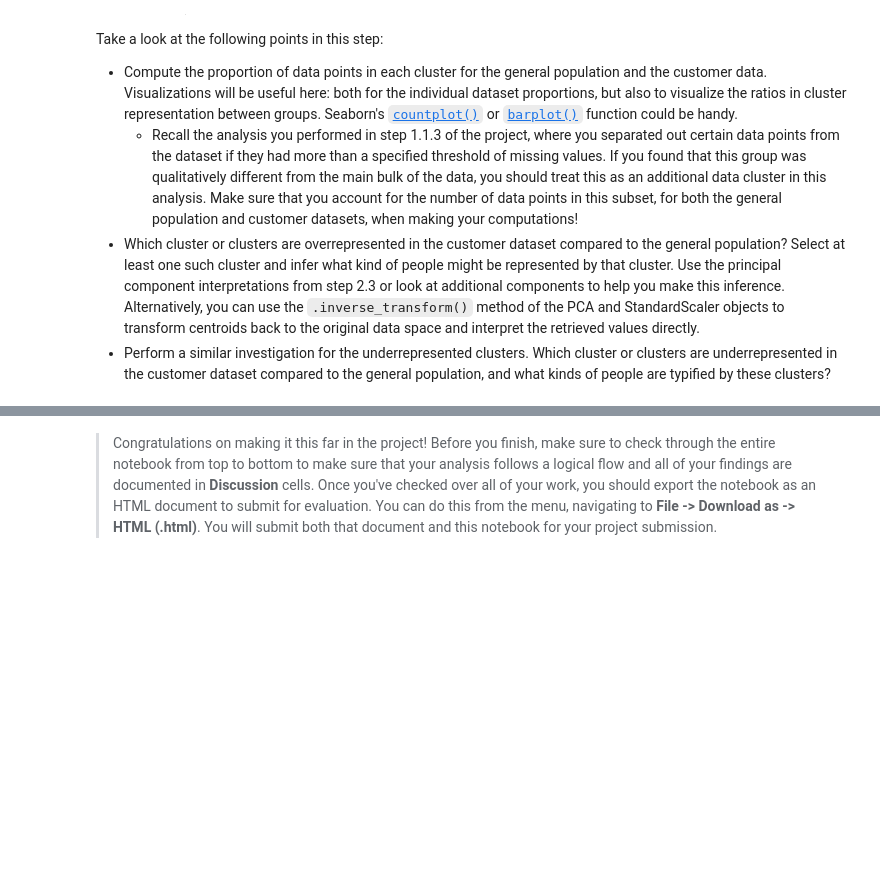
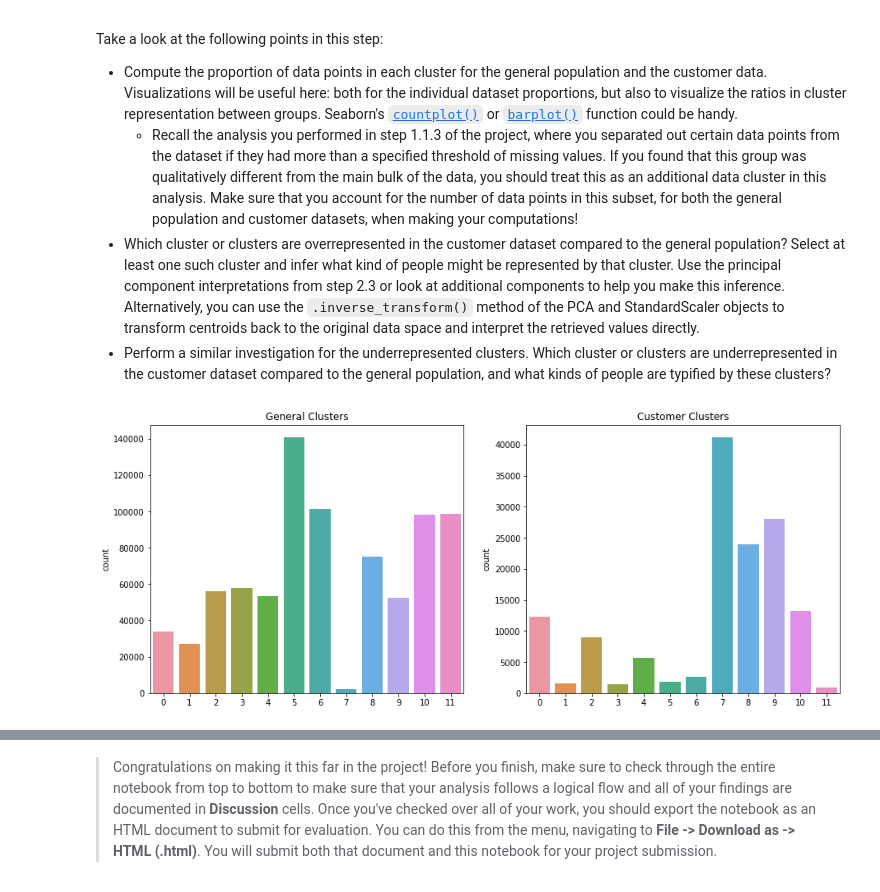
Before and after one commit to Faisal-AlDhuwayhi/Identify-Customer-Segments, a Jupyter notebook: Identify_Customer_Segments.ipynb, the cells around one changed output, grey strips where cells are left out. Saved outputs shown, nothing was run; the diff lists cells and outputs as text; code cells hidden in the pictures; blank space fills up the shorter version.

```diff
--- a/Identify_Customer_Segments.ipynb
+++ b/Identify_Customer_Segments.ipynb
@@ -838,8 +845,10 @@ Now that you have clusters and cluster centers for the general population, it's
 - Use the sklearn objects from the general demographics data, and apply their transformations to the customers data. That is, you should not be using a `.fit()` or `.fit_transform()` method to re-fit the old objects, nor should you be creating new sklearn objects! Carry the data through the feature scaling, PCA, and clustering steps, obtaining cluster assignments for all of the data in the customer demographics data.
 # %%
 # Load in the customer demographics data.
-customers =
+customers = pd.read_csv('Udacity_CUSTOMERS_Subset.csv', delimiter=';');
 # %%
 # Apply preprocessing, feature transformation, and clustering from the general
 # demographics onto the customer data, obtaining cluster predictions for the
 # customer demographics data.
+
+customers_cleaned = clean_data(customers)
@@ -846,3 +872,16 @@ customers =
+# %%
+customers_cleaned['GEBAEUDETYP_5.0'] = 0
+customers_cleaned['TITEL_KZ_2.0'] = 0
+# %%
+# scalling
+customers_scaled = scaler.transform(customers_cleaned)
+customers_scaled = pd.DataFrame(customers_scaled, columns=customers_cleaned.columns)
+
+# feature transformation
+customers_pca = pca.transform(customers_scaled)
+
+# kmeans prediction
+customers_preds = kmeans.predict(customers_pca)
 # %% [markdown]
 ### Step 3.3: Compare Customer Data to Demographics Data
 
@@ -859,6 +898,15 @@ Take a look at the following points in this step:
 # %%
 # Compare the proportion of data in each cluster for the customer data to the
 # proportion of data in each cluster for the general population.
+
+fig, (ax1, ax2) = plt.subplots(1, 2, figsize=(15,6))
+
+sns.countplot(general_preds, ax=ax1)
+ax1.set_title('General Clusters')
+sns.countplot(customers_preds, ax=ax2)
+ax2.set_title('Customer Clusters');
+# %% [output]
+[figure, added]
 # %%
 # What kinds of people are part of a cluster that is overrepresented in the
 # customer data compared to the general population?
```
Also changed, not shown: parts of 27 cells of this notebook.
